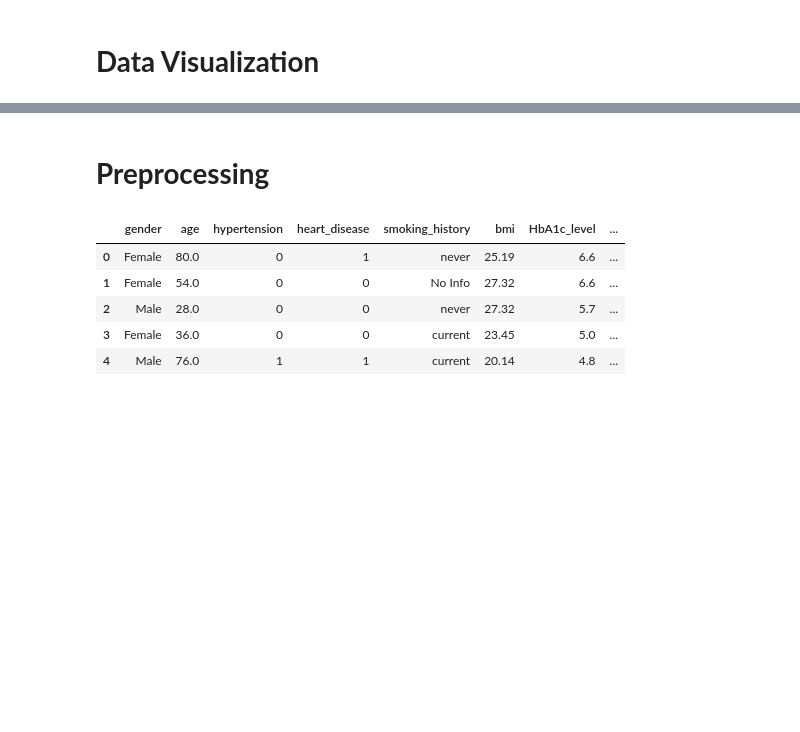
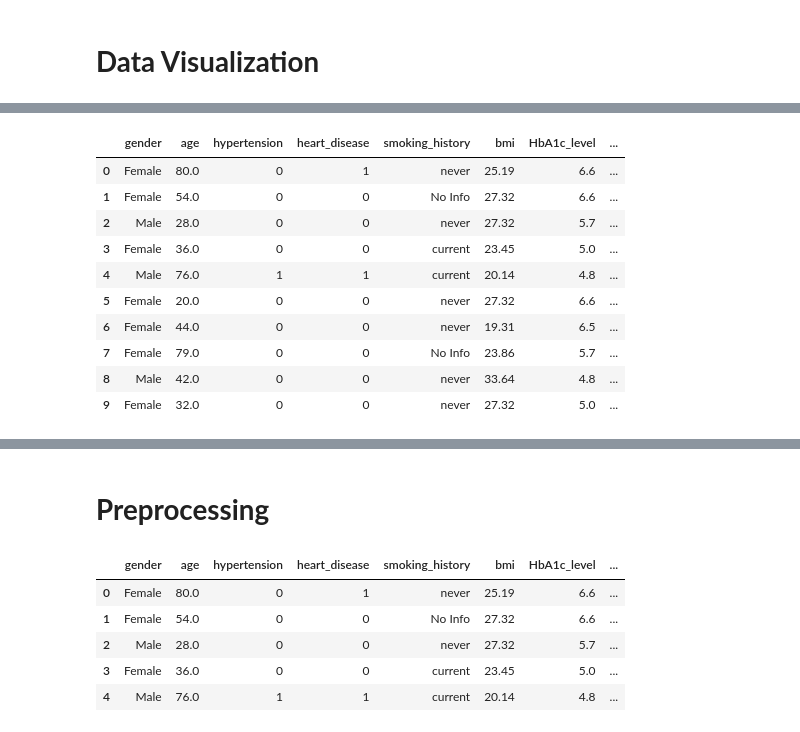
Before and after one commit to Lavan1999/Dataset-14_Diabetes_GradientBoostingClassifier, a Jupyter notebook: Diabetes_Predict_Analysis.ipynb, the cells around one changed output, grey strips where cells are left out. Drawn from its saved outputs; the diff is of its cells as text; code cells hidden in the pictures; blank space fills up the shorter version.

```diff
--- a/Diabetes_Predict_Analysis.ipynb
+++ b/Diabetes_Predict_Analysis.ipynb
@@ -297,0 +295,14 @@ The default value of numeric_only in DataFrame.corr is deprecated. In a future v
+# %%
+df.head(10)
+# %% [output]
+|  | gender | age | hypertension | heart_disease | smoking_history | bmi | HbA1c_level | ... |
+| 0 | Female | 80.0 | 0 | 1 | never | 25.19 | 6.6 | ... |
+| 1 | Female | 54.0 | 0 | 0 | No Info | 27.32 | 6.6 | ... |
+| 2 | Male | 28.0 | 0 | 0 | never | 27.32 | 5.7 | ... |
+| 3 | Female | 36.0 | 0 | 0 | current | 23.45 | 5.0 | ... |
+| 4 | Male | 76.0 | 1 | 1 | current | 20.14 | 4.8 | ... |
+| 5 | Female | 20.0 | 0 | 0 | never | 27.32 | 6.6 | ... |
+| 6 | Female | 44.0 | 0 | 0 | never | 19.31 | 6.5 | ... |
+| 7 | Female | 79.0 | 0 | 0 | No Info | 23.86 | 5.7 | ... |
+| 8 | Male | 42.0 | 0 | 0 | never | 33.64 | 4.8 | ... |
+| 9 | Female | 32.0 | 0 | 0 | never | 27.32 | 5.0 | ... |
```
Also changed, not shown: parts of 12 cells of this notebook.
